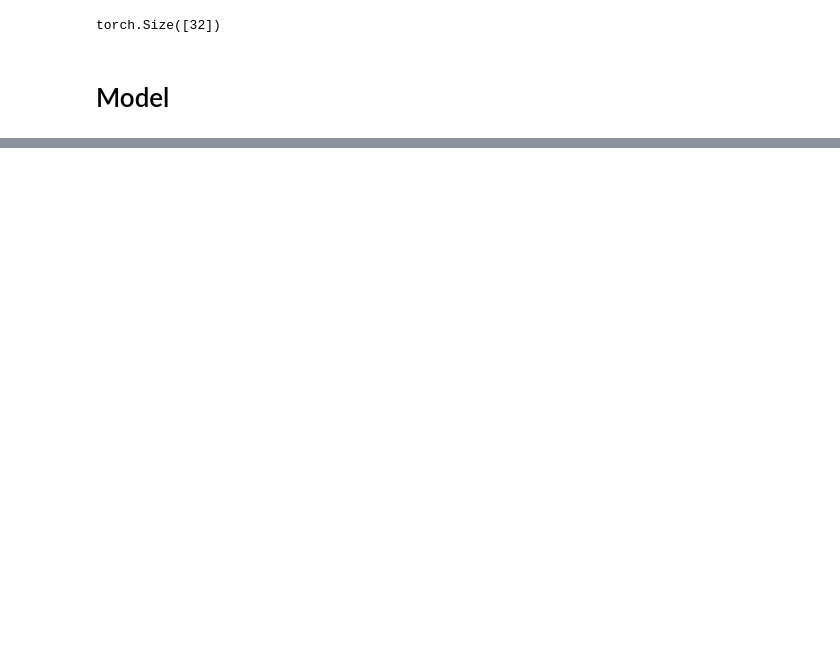
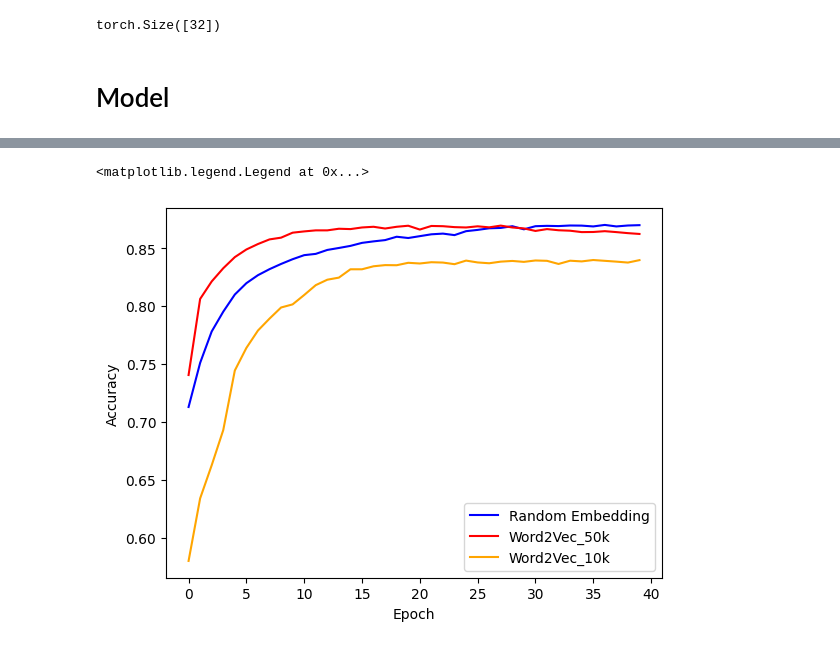
Before and after one commit to BelkasmiAmine/LLMs_homework_2, a Jupyter notebook: 2_hw_classification.ipynb, the cells around one changed output, grey strips where cells are left out. Saved outputs shown, nothing was run; the diff lists cells and outputs as text; code cells hidden in the pictures; blank space fills up the shorter version.

Commit message:
Add Training with bigger word2VEC and new conv model

```diff
--- a/2_hw_classification.ipynb
+++ b/2_hw_classification.ipynb
@@ -116,0 +161,2 @@ class Word2Vec(nn.Module):
+# %%
+model = CNNTextClassifier_2(word2vec,vocab_size, embedding_dim).to('cuda')
@@ -117,5 +251,13 @@ class Word2Vec(nn.Module):
+# %%
+word2vec = Word2Vec(vocab_size,embedding_dim).to('cuda')
+word2vec.load_state_dict(torch.load("model2_dim-100_radius-10_ratio-5_batch-1024_epoch-12_samples-50000.ckpt",weights_only=True))
+model = CNNTextClassifier_2(word2vec,vocab_size, embedding_dim).to('cuda')
+train_acc_hist,val_acc_hist = train(model,40)
+# %%
+model = CNNTextClassifier_2(word2vec,vocab_size, embedding_dim,random_embedding=True).to('cuda')
+train_acc_hist_random,val_acc_hist_random = train(model,40)
 # %%
-vocab_size = tokenizer.vocab_size
-embedding_dim = 100
 word2vec = Word2Vec(vocab_size,embedding_dim).to('cuda')
 word2vec.load_state_dict(torch.load("model2_dim-100_radius-10_ratio-5_batch-1024_epoch-10_samples-10000.ckpt",weights_only=True))
+model = CNNTextClassifier_2(word2vec,vocab_size, embedding_dim).to('cuda')
+train_acc_hist_low,val_acc_hist_low = train(model,40)
@@ -275,0 +264,13 @@ Epoch [5/20], Train Loss: 0.0539, Train Accuracy: 0.9824, Val Loss: 0.7097, Val
+# %%
+import matplotlib.pyplot as plt
+
+plt.plot(np.arange(len(val_acc_hist_random)),val_acc_hist_random,c = 'blue',label="Random Embedding")
+plt.plot(np.arange(len(val_acc_hist)),val_acc_hist,c = 'red',label="Word2Vec_50k")
+plt.plot(np.arange(len(val_acc_hist_low)),val_acc_hist_low,c = 'orange',label="Word2Vec_10k")
+
+plt.xlabel("Epoch")
+plt.ylabel("Accuracy")
+plt.legend()
+# %% [output]
+<matplotlib.legend.Legend at 0x...>
+[figure, added]
```
Also changed, not shown: parts of 9 cells of this notebook, 1 other file.
